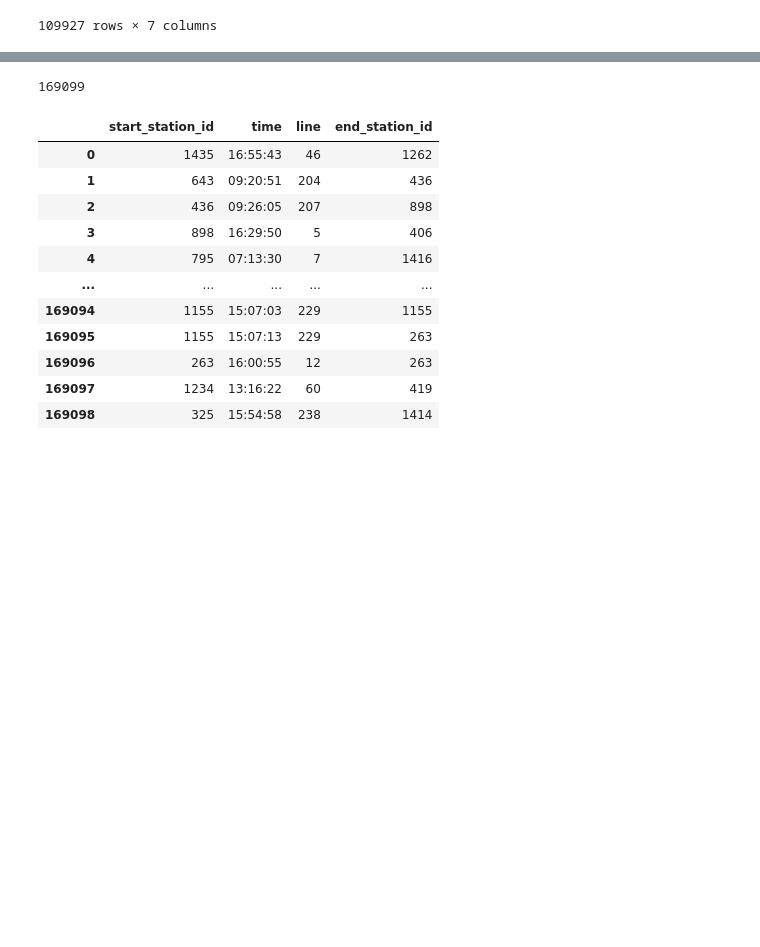
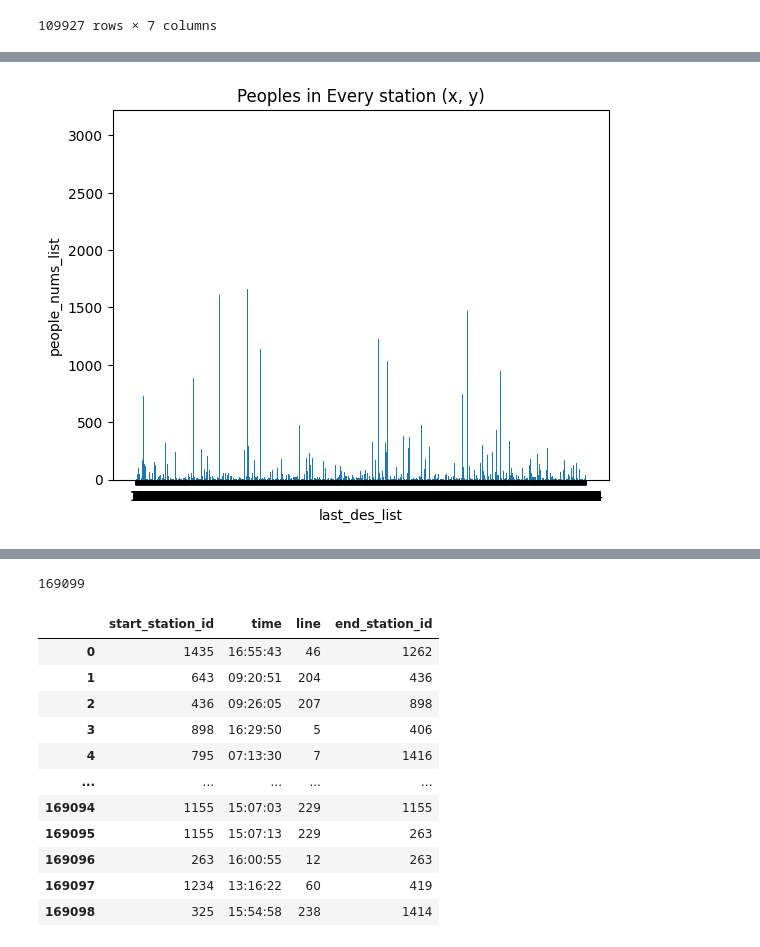
Before and after one commit to xmu-hph/mybus_cor, a Jupyter notebook: temp.ipynb, the cells around one changed output, grey strips where cells are left out. Cells and saved outputs as stored; diff of their text form; code cells hidden in the pictures; blank space fills up the shorter version.

```diff
--- a/temp.ipynb
+++ b/temp.ipynb
@@ -165,0 +207,6 @@ trip_great_than_2
+# %%
+def return_last_two_trip(x):
+    sorted_x = sorted(x,key=lambda x:x[0],reverse=False)
+    return sorted_x[-2:]
+trip_great_than_2['trip_last_two']=trip_great_than_2['trip'].apply(lambda x:return_last_two_trip(x))
+trip_great_than_2
@@ -165,0 +265,10 @@ trip_great_than_2
+# %%
+#109927个人在倒数第二个站的分布是什么样子的，可追溯的od对所确定的形程如下所示：
+last_trip_peoples_distribution = trip_great_than_2.groupby('last_des').agg({'card_identity':list}).reset_index()
+last_trip_peoples_distribution
+last_trip_peoples_distribution['nums']=last_trip_peoples_distribution['card_identity'].apply(lambda x:len(x))
+last_trip_peoples_distribution
+last_station_people_nums_list = list(zip(last_trip_peoples_distribution['last_des'],last_trip_peoples_distribution['nums']))
+sorted_last_station_people_nums_list = \
+sorted(last_station_people_nums_list,key=lambda x:x[1],reverse=True)
+sorted_last_station_people_nums_list
@@ -165,0 +317,18 @@ trip_great_than_2
+# %%
+last_des_list = last_trip_peoples_distribution['last_des'].values.tolist()[1:]
+people_nums_list = last_trip_peoples_distribution['nums'].values.tolist()[1:]
+# 创建直方图
+plt.bar(range(len(last_des_list)), people_nums_list)
+# 设置横轴刻度标签为自定义的类别名称
+plt.xticks(range(len(last_des_list)),last_des_list)
+# 添加标题和标签
+plt.title('Peoples in Every station (x, y)')
+plt.xlabel('last_des_list')
+plt.ylabel('people_nums_list')
+# 保存图形为SVG格式
+plt.savefig('./figures/people_in_every_station_histogram.svg', format='svg')
+# 显示图形
+plt.show()
+#一天之内乘坐公交车的次数分布如下所示：
+# %% [output]
+[figure, added]
```
Also changed, not shown: parts of 24 cells of this notebook, 8 other files.
